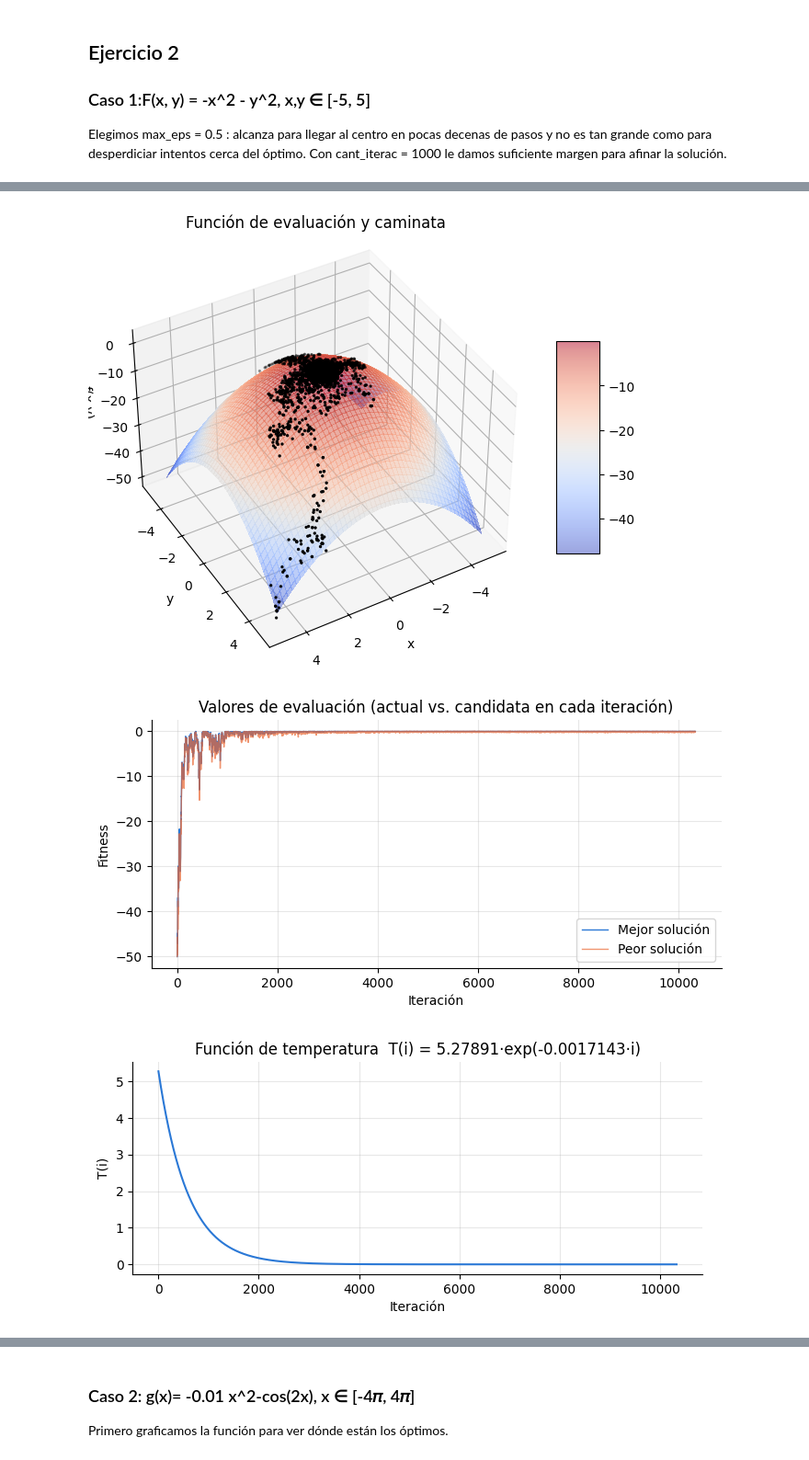
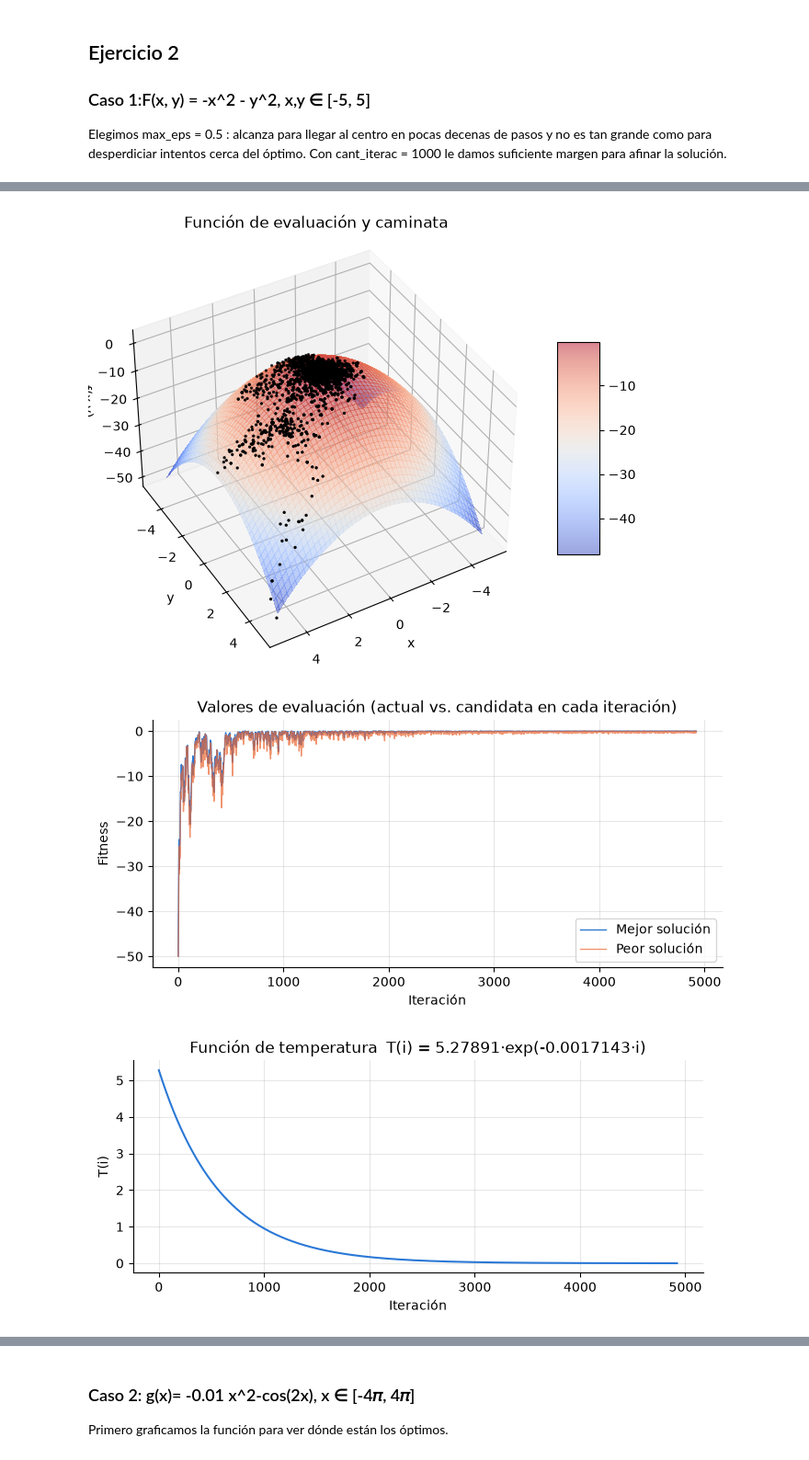
Before and after one commit to emmanuelarnedo/heur-sticas-y-algoritmos-de-optimizaci-n-gen-ticos, a Jupyter notebook: TP2_Simulated_Annealing_Arnedo-Arnedo-Zelarayan.ipynb, the cells around one changed output, grey strips where cells are left out. Shown at 92% size. Cells and saved outputs as stored; diff of their text form; code cells hidden in the pictures.

```diff
--- a/TP2_Simulated_Annealing_Arnedo-Arnedo-Zelarayan.ipynb
+++ b/TP2_Simulated_Annealing_Arnedo-Arnedo-Zelarayan.ipynb
@@ -324,7 +340,7 @@ x0 = [row[1] for row in bounds_F]
 
 ### COMPLETADO ####
 max_eps = 0.5                                   # tamaño máximo del paso
-cant_iterac = 1000                              # iteraciones sin mejora para terminar
+cant_iterac = 200                             # iteraciones sin mejora para terminar
 T0, dF = estimarT0(f, bounds_F, max_eps)        # temperatura inicial (criterio del 80 %)
 mu = calcularMu(T0)                             # coeficiente de enfriamiento
 print(f"Empeoramiento promedio = {dF:.3f}  ->  T0 = {T0:.3f},  mu = {mu:.5f}")
@@ -350,6 +366,6 @@ Iteraciones: 10328
-[figure, old version]
+[figure, new version]
-[figure, old version]
+[figure, new version]
-[figure, old version]
+[figure, new version]
 # %%
 graficarCaminataContorno(f, Trace_X_mejor, bounds_F, optimos_F, 'F(x,y): caminata desde la esquina (5, 5)')
 graficarEvolucionCompleta(f, Trace_X_mejor, T0, mu, 'F(x,y): evolución de una corrida')
```
Also changed, not shown: parts of 17 cells of this notebook, 2 other files.
